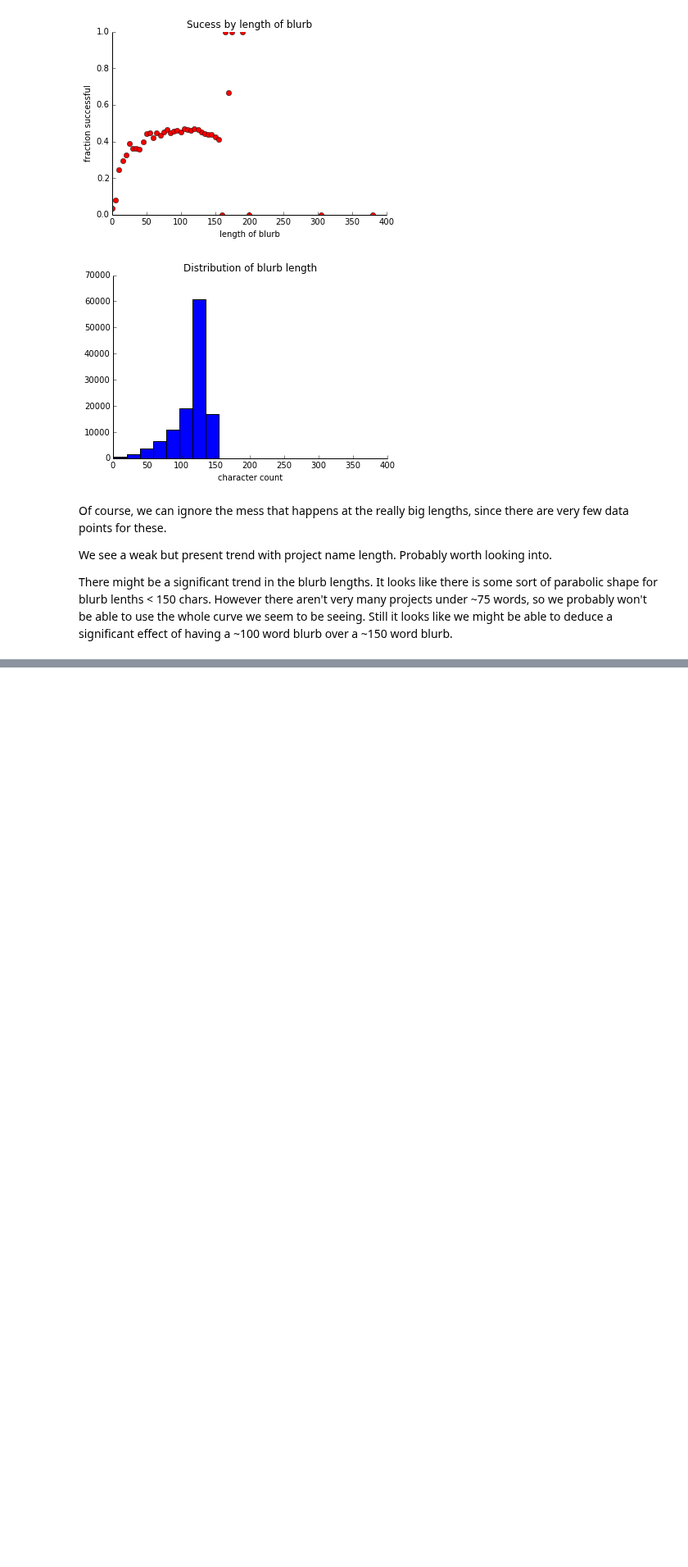
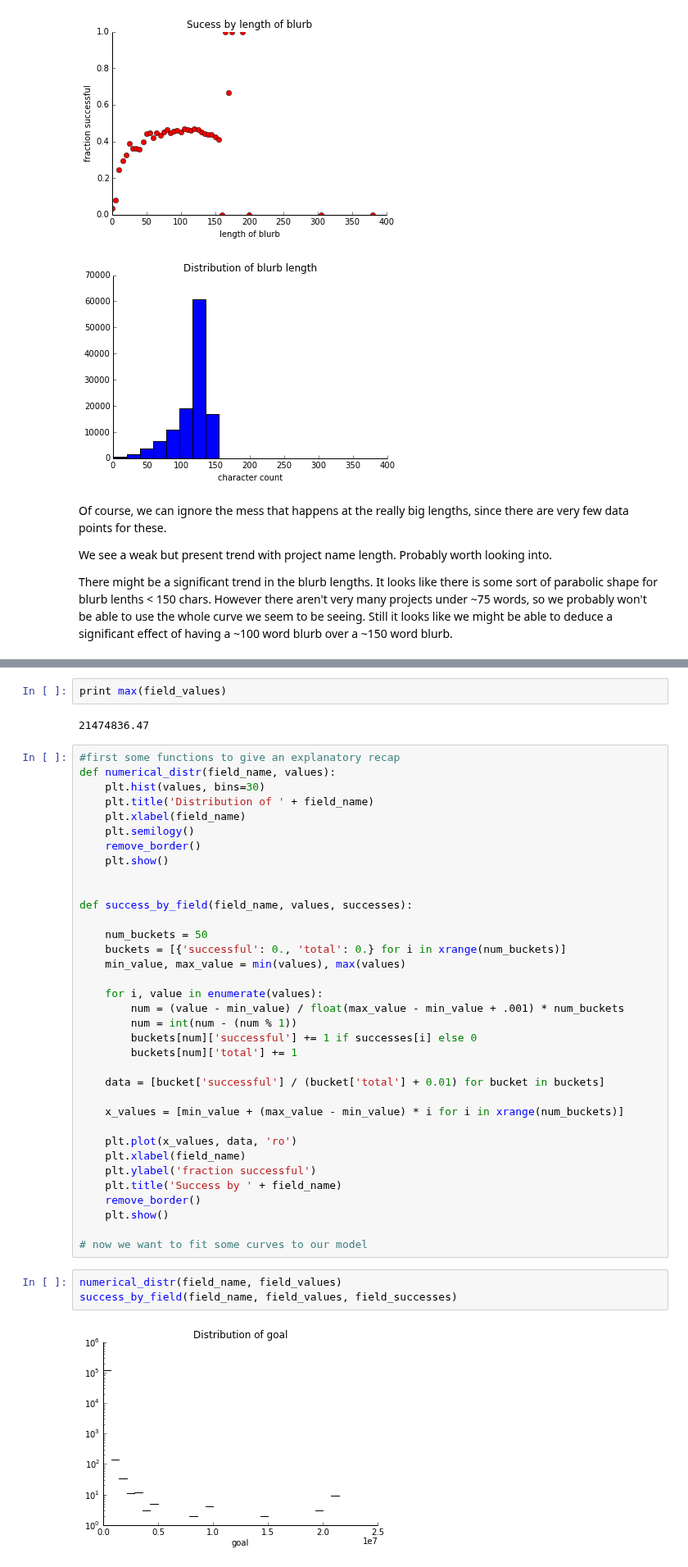
Before and after one commit to johnsturm/cs109, a Jupyter notebook: Process Book.ipynb, the cells around one changed output, grey strips where cells are left out. Shown at 82% size. Drawn from its saved outputs; the diff is of its cells as text; blank space fills up the shorter version.

```diff
--- a/Process Book.ipynb
+++ b/Process Book.ipynb
@@ -1634,0 +1653,44 @@ There might be a significant trend in the blurb lengths. It looks like there is
+# %%
+print max(field_values)
+# %% [output]
+21474836.47
+# %%
+#first some functions to give an explanatory recap
+def numerical_distr(field_name, values):
+    plt.hist(values, bins=30)
+    plt.title('Distribution of ' + field_name)
+    plt.xlabel(field_name)
+    plt.semilogy()
+    remove_border()
+    plt.show()
+
+
+def success_by_field(field_name, values, successes):
+
+    num_buckets = 50
+    buckets = [{'successful': 0., 'total': 0.} for i in xrange(num_buckets)]
+    min_value, max_value = min(values), max(values)
+
+    for i, value in enumerate(values):
+        num = (value - min_value) / float(max_value - min_value + .001) * num_buckets
+        num = int(num - (num % 1))
+        buckets[num]['successful'] += 1 if successes[i] else 0
+        buckets[num]['total'] += 1
+
+    data = [bucket['successful'] / (bucket['total'] + 0.01) for bucket in buckets]
+
+    x_values = [min_value + (max_value - min_value) * i for i in xrange(num_buckets)]
+
+    plt.plot(x_values, data, 'ro')
+    plt.xlabel(field_name)
+    plt.ylabel('fraction successful')
+    plt.title('Success by ' + field_name)
+    remove_border()
+    plt.show()
+
+# now we want to fit some curves to our model
+# %%
+numerical_distr(field_name, field_values)
+success_by_field(field_name, field_values, field_successes)
+# %% [output]
+[figure, added]
```
Also changed, not shown: parts of 5 cells of this notebook.
